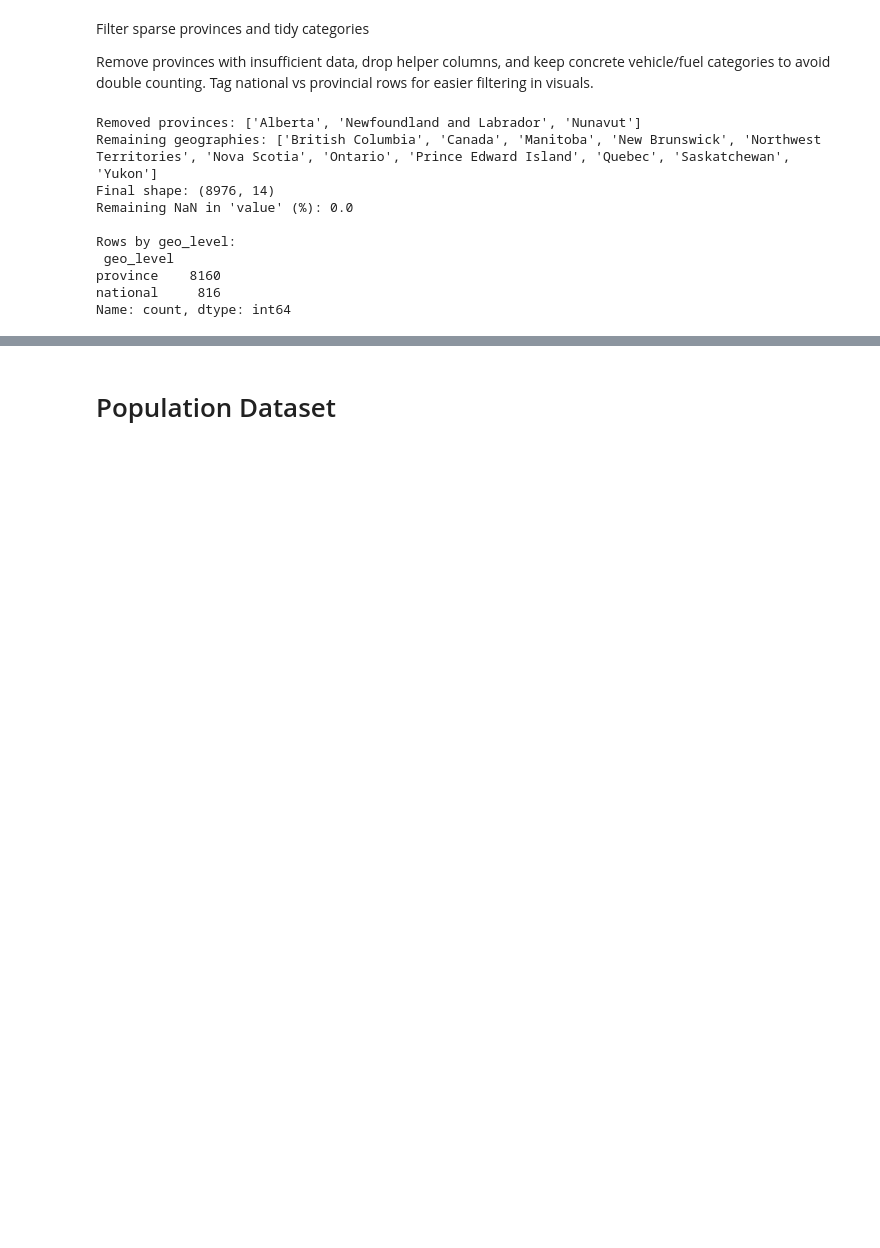
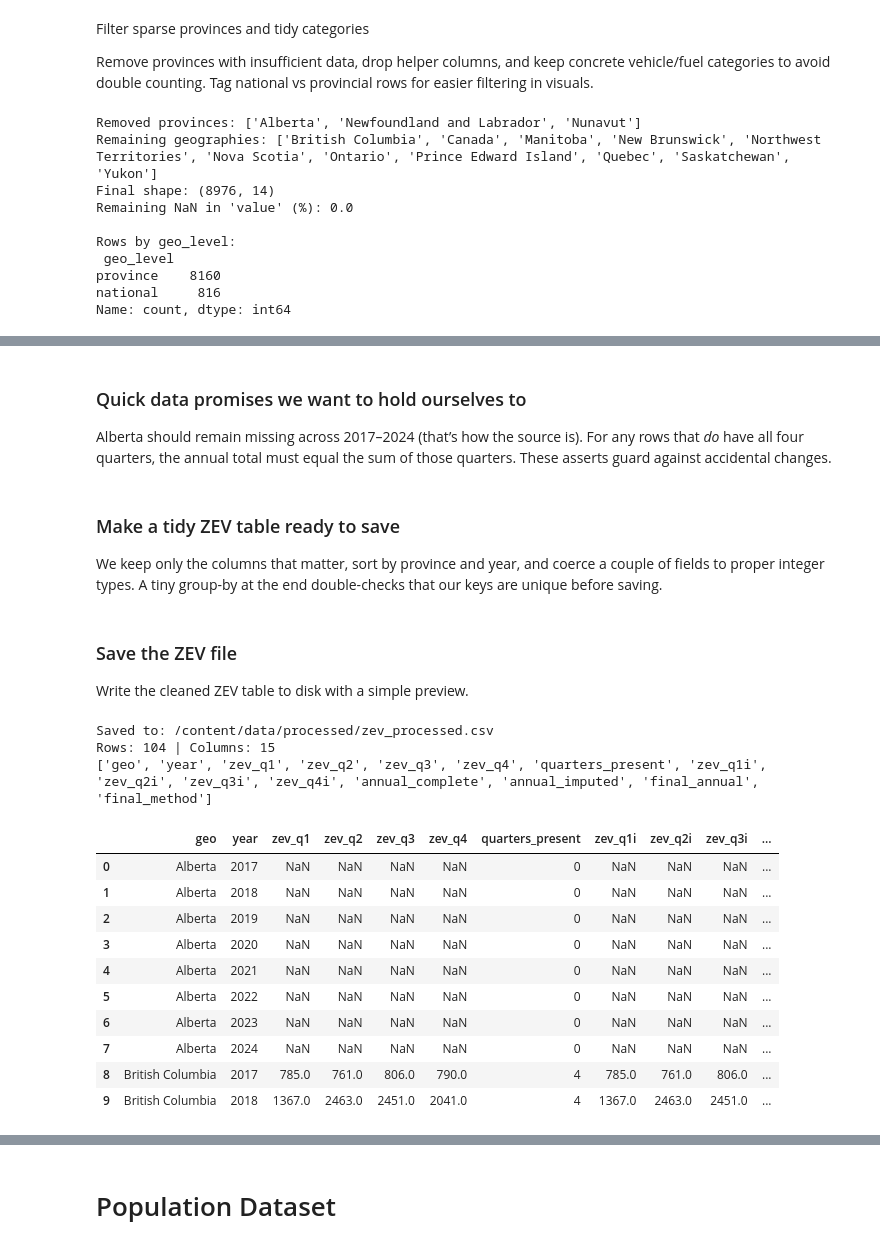
Before and after one commit to sarvenaz-vsl/Electrical-Vehicle-Adoption-Canada, a Jupyter notebook: Electrical_Vehicle_Adoption_Canada.ipynb, the cells around one changed output, grey strips where cells are left out. Drawn from its saved outputs; the diff is of its cells as text; code cells hidden in the pictures; blank space fills up the shorter version.

```diff
--- a/Electrical_Vehicle_Adoption_Canada.ipynb
+++ b/Electrical_Vehicle_Adoption_Canada.ipynb
@@ -988,0 +1050,3 @@ ZEV final
+# %% [markdown]
+### Quick data promises we want to hold ourselves to
+Alberta should remain missing across 2017–2024 (that’s how the source is). For any rows that *do* have all four quarters, the annual total must equal the sum of those quarters. These asserts guard against accidental changes.
@@ -988,0 +1064,51 @@ ZEV final
+# %% [markdown]
+### Make a tidy ZEV table ready to save
+We keep only the columns that matter, sort by province and year, and coerce a couple of fields to proper integer types. A tiny group-by at the end double-checks that our keys are unique before saving.
+# %%
+# tidy up before saving
+cols = [
+    "geo", "year",
+    "zev_q1", "zev_q2", "zev_q3", "zev_q4",
+    "quarters_present",
+    "zev_q1i", "zev_q2i", "zev_q3i", "zev_q4i",
+    "annual_complete", "annual_imputed",
+    "final_annual", "final_method",
+]
+one_out = (
+    one.loc[:, [c for c in cols if c in one.columns]]
+       .sort_values(["geo", "year"])
+       .assign(
+           year=lambda d: d["year"].astype("Int64"),
+           quarters_present=lambda d: d["quarters_present"].astype("Int64"),
+       )
+)
+
+# quick integrity checks
+_ = one_out.groupby(["geo", "year"]).size()
+# %% [markdown]
+### Save the ZEV file
+Write the cleaned ZEV table to disk with a simple preview.
+# %%
+# Save
+ZEV_ONE = OUT_DIR / "zev_processed.csv"
+one_out.to_csv(ZEV_ONE, index=False)
+
+print("Saved to:", ZEV_ONE)
+print("Rows:", len(one_out), "| Columns:", len(one_out.columns))
+print(one_out.columns.tolist())
+display(one_out.head(10))
+# %% [output]
+Saved to: /content/data/processed/zev_processed.csv
+Rows: 104 | Columns: 15
+['geo', 'year', 'zev_q1', 'zev_q2', 'zev_q3', 'zev_q4', 'quarters_present', 'zev_q1i', 'zev_q2i', 'zev_q3i', 'zev_q4i', 'annual_complete', 'annual_imputed', 'final_annual', 'final_method']
+|  | geo | year | zev_q1 | zev_q2 | zev_q3 | zev_q4 | quarters_present | zev_q1i | zev_q2i | zev_q3i | ... |
+| 0 | Alberta | 2017 | NaN | NaN | NaN | NaN | 0 | NaN | NaN | NaN | ... |
+| 1 | Alberta | 2018 | NaN | NaN | NaN | NaN | 0 | NaN | NaN | NaN | ... |
+| 2 | Alberta | 2019 | NaN | NaN | NaN | NaN | 0 | NaN | NaN | NaN | ... |
+| 3 | Alberta | 2020 | NaN | NaN | NaN | NaN | 0 | NaN | NaN | NaN | ... |
+| 4 | Alberta | 2021 | NaN | NaN | NaN | NaN | 0 | NaN | NaN | NaN | ... |
+| 5 | Alberta | 2022 | NaN | NaN | NaN | NaN | 0 | NaN | NaN | NaN | ... |
+| 6 | Alberta | 2023 | NaN | NaN | NaN | NaN | 0 | NaN | NaN | NaN | ... |
+| 7 | Alberta | 2024 | NaN | NaN | NaN | NaN | 0 | NaN | NaN | NaN | ... |
+| 8 | British Columbia | 2017 | 785.0 | 761.0 | 806.0 | 790.0 | 4 | 785.0 | 761.0 | 806.0 | ... |
+| 9 | British Columbia | 2018 | 1367.0 | 2463.0 | 2451.0 | 2041.0 | 4 | 1367.0 | 2463.0 | 2451.0 | ... |
```
Also changed, not shown: parts of 26 cells of this notebook.
